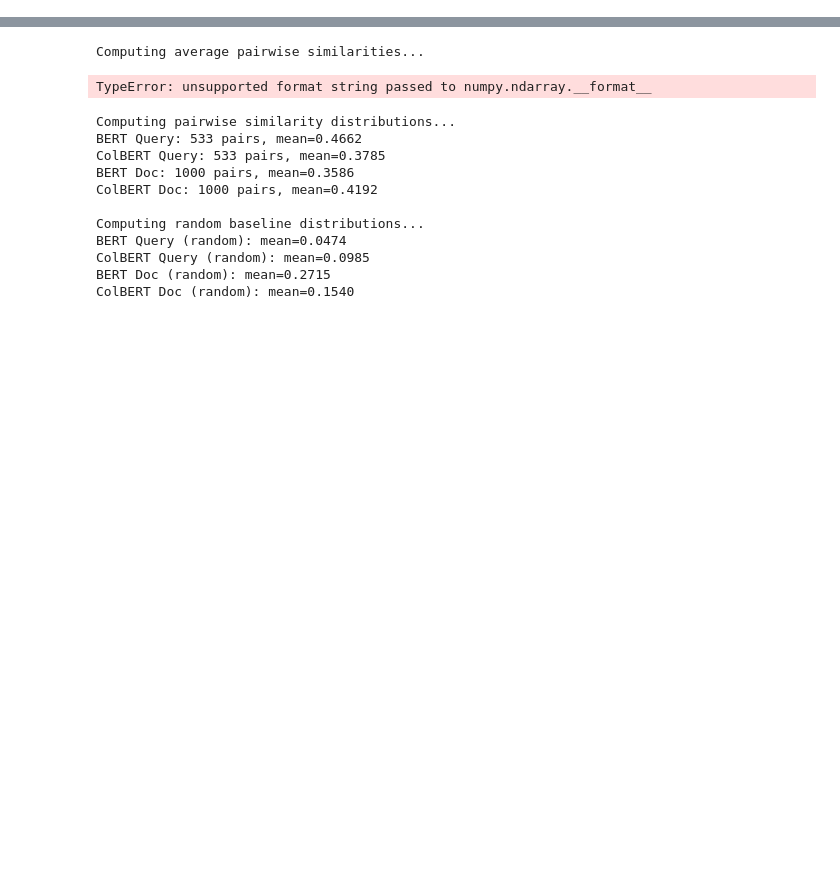
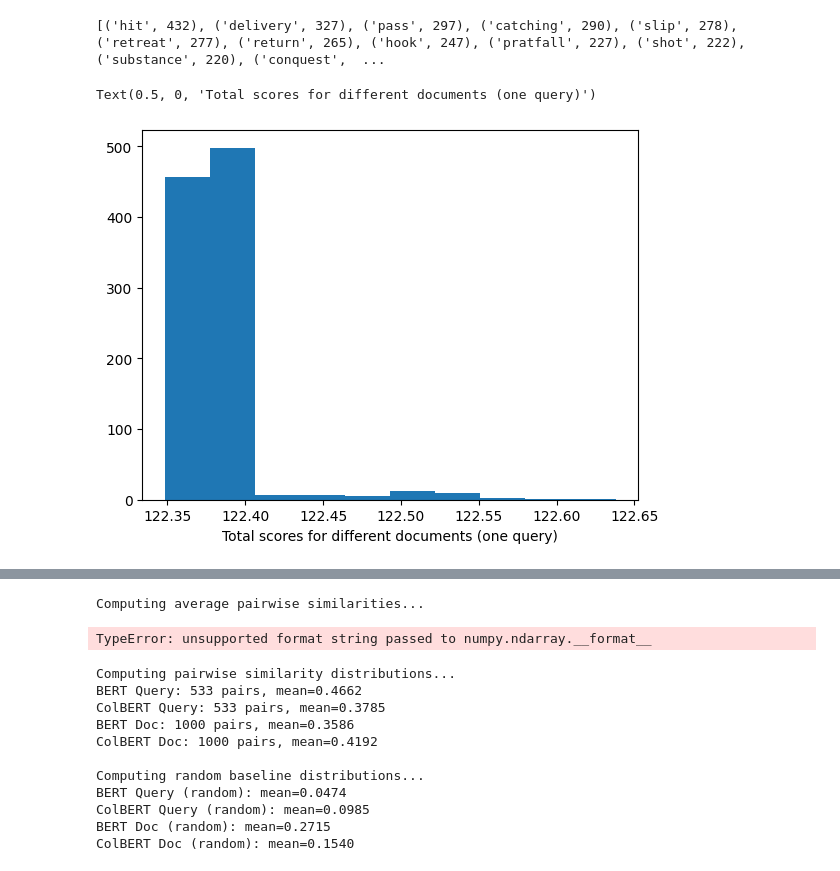
Before and after one commit to PrasannS/setretrieval, a Jupyter notebook: notebooks/diversity_analysis.ipynb, the cells around one changed output, grey strips where cells are left out. Saved outputs shown, nothing was run; the diff lists cells and outputs as text; code cells hidden in the pictures; blank space fills up the shorter version.

Commit message:
more test set stuff

```diff
--- a/notebooks/diversity_analysis.ipynb
+++ b/notebooks/diversity_analysis.ipynb
@@ -13,0 +45,31 @@ from tqdm import tqdm
+# %%
+nounqueries = pickload("../propercache/cache/embdiversity/128nounmodtest/query.pkl")
+nountraindocs = pickload("../propercache/cache/embdiversity/128nounmodtest/document.pkl")
+# %%
+tests100 = Dataset.load_from_disk("../propercache/data/evalsets/nountest100")
+docs = Dataset.load_from_disk("../propercache/data/datastores/heldoutnouns")
+trueinds = []
+alldocs = [d['text'] for d in docs]
+for t in tests100:
+    tmp = []
+    for i, c in enumerate(t['pos_chunks']):
+        tmp.append(alldocs.index(c))
+    trueinds.append(tmp)
+# %%
+flattened_trueinds = [docs[item]['text'] for sublist in trueinds for item in sublist]
+trueind_counts = Counter(flattened_trueinds)
+sorted_trueind_counts = sorted(trueind_counts.items(), key=lambda x: x[1], reverse=True)
+print(sorted_trueind_counts)
+# %% [output]
+[('hit', 432), ('delivery', 327), ('pass', 297), ('catching', 290), ('slip', 278), ('retreat', 277), ('return', 265), ('hook', 247), ('pratfall', 227), ('shot', 222), ('substance', 220), ('conquest',  ...
+# %%
+comp_cscos = [colbert_scores(nounqueries, [nountraindocs[i]]) for i in tqdm(range(len(nountraindocs)))]
+# %%
+msdocs = np.array([comp_cscos[i].sum(axis=-1).squeeze(1) for i in range(len(comp_cscos))])
+qdocscos = msdocs.transpose()
+# %%
+plt.hist(qdocscos[3])
+plt.xlabel("Total scores for different documents (one query)")
+# %% [output]
+Text(0.5, 0, 'Total scores for different documents (one query)')
+[figure, added]
```
Also changed, not shown: parts of 11 cells of this notebook, 21 other files.
